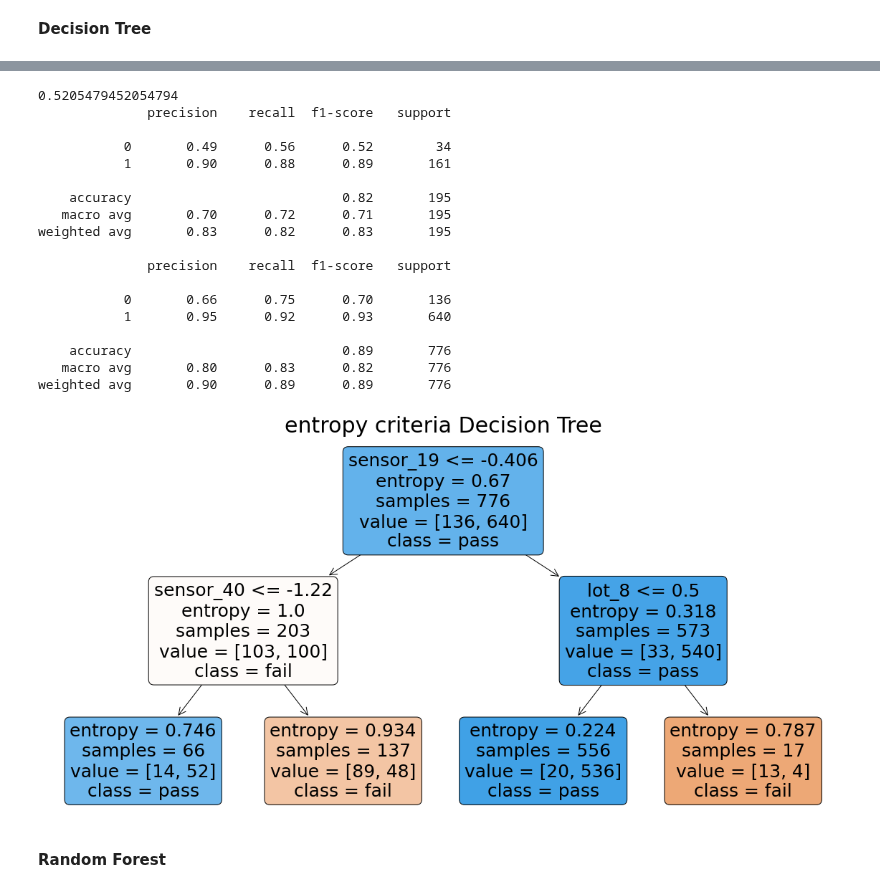
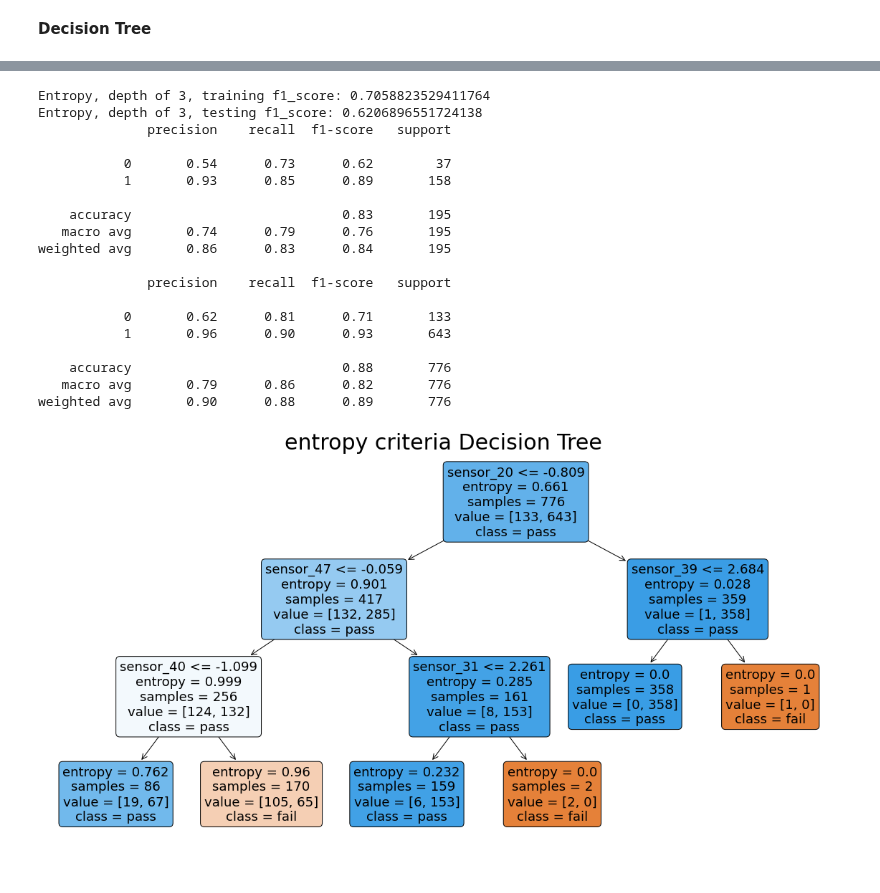
Before and after one commit to divtummala/springboard, a Jupyter notebook: Capstone/EquipmentDataFinal/semiTool.ipynb, the cells around one changed output, grey strips where cells are left out. Saved outputs shown, nothing was run; the diff lists cells and outputs as text; code cells hidden in the pictures.

```diff
--- a/Capstone/EquipmentDataFinal/semiTool.ipynb
+++ b/Capstone/EquipmentDataFinal/semiTool.ipynb
@@ -448,0 +459,12 @@ weighted avg       0.94      0.94      0.94       776
+# %%
+hyper_log_reg = {}
+max_iter_array = np.arange(10, 560, 10)
+# %%
+for iteration in max_iter_array:
+    log_reg = LogisticRegression(max_iter=iteration)
+    log_reg.fit(X_train, y_train)
+    #hyper_log_reg[iteration] = 'Warning_waa_waa'
+    y_train_pred = log_reg.predict(X_train)
+    y_test_pred = log_reg.predict(X_test)
+
+    hyper_log_reg[iteration] = f1_score(y_test, y_test_pred, pos_label=0)
@@ -458,8 +502,10 @@ decision_hyper = {'criterion':'gini', 'max_depth':2, 'class_weight':0}
 # %%
-fail_f1_score = []
+fail_train_f1_score = {}
+fail_test_f1_score = {}
 for depth in np.arange(1,31):
     decision_tree = tree.DecisionTreeClassifier(max_depth=depth, random_state=157)
     decision_tree.fit(X_train, y_train)
     y_train_pred = decision_tree.predict(X_train)
     y_test_pred = decision_tree.predict(X_test)
-    fail_f1_score.append(f1_score(y_test, y_test_pred, pos_label=0))
+    fail_train_f1_score[depth] = f1_score(y_train, y_train_pred, pos_label=0)
+    fail_test_f1_score[depth] = f1_score(y_test, y_test_pred, pos_label=0)
@@ -466,7 +522,9 @@ for depth in np.arange(1,31):
 # %%
-plt.plot(np.arange(len(fail_f1_score)), fail_f1_score)
+plt.plot(np.arange(len(fail_train_f1_score.values())), fail_train_f1_score.values(), color='blue')
+plt.plot(np.arange(len(fail_test_f1_score.values())), fail_test_f1_score.values(), color='red')
 plt.xlabel(' Decision Tree model depth', size=10)
 plt.ylabel('fail class f1 score', size=10)
-print(fail_f1_score.index(max(fail_f1_score)), ',', max(fail_f1_score))
-best_depth = fail_f1_score.index(max(fail_f1_score))
+plt.legend(['train', 'test'])
+
+best_depth = 3
 # %% [output]
@@ -510,37 +572,40 @@ weighted avg       0.90      0.89      0.89       776
 # %%
-decision_tree = tree.DecisionTreeClassifier(criterion='entropy', max_depth=best_depth, random_state=157)
+decision_tree = tree.DecisionTreeClassifier(criterion='entropy', max_depth=best_depth)
 decision_tree.fit(X_train, y_train)
 
 y_train_pred = decision_tree.predict(X_train)
 y_test_pred = decision_tree.predict(X_test)
 
-print(f1_score(y_test, y_test_pred, pos_label=0))
+y_test_pred_entropy = y_test_pred
+
+print('Entropy, depth of 3, training f1_score:', f1_score(y_train, y_train_pred, pos_label=0))
+print('Entropy, depth of 3, testing f1_score:', f1_score(y_test, y_test_pred, pos_label=0))
+
 print(classification_report(y_test, y_test_pred))
 print(classification_report(y_train, y_train_pred))
 
 plt.figure(figsize=(20,10))
 decision_tree_plot = tree.plot_tree(decision_tree, filled=True, rounded=True, feature_names=X_train.columns, class_names=["fail", "pass"])
 plt.title('entropy criteria Decision Tree', size=30)
 plt.show()
 # %% [output]
-0.5205479452054794
+Entropy, depth of 3, training f1_score: 0.7058823529411764
+Entropy, depth of 3, testing f1_score: 0.6206896551724138
               precision    recall  f1-score   support
 
-           0       0.49      0.56      0.52        34
-           1       0.90      0.88      0.89       161
+           0       0.54      0.73      0.62        37
+           1       0.93      0.85      0.89       158
 
-    accuracy                           0.82       195
-   macro avg       0.70      0.72      0.71       195
-weighted avg       0.83      0.82      0.83       195
+    accuracy                           0.83       195
+   macro avg       0.74      0.79      0.76       195
+weighted avg       0.86      0.83      0.84       195
 
               precision    recall  f1-score   support
 
-           0       0.66      0.75      0.70       136
-           1       0.95      0.92      0.93       640
+           0       0.62      0.81      0.71       133
+           1       0.96      0.90      0.93       643
 
-    accuracy                           0.89       776
-   macro avg       0.80      0.83      0.82       776
-weighted avg       0.90      0.89      0.89       776
+    accuracy                           0.88       776
+   macro avg       0.79      0.86      0.82       776
+weighted avg       0.90      0.88      0.89       776
-[figure, old version]
+[figure, new version]
-# %% [markdown]
-**Random Forest**
```
Also changed, not shown: parts of 29 cells of this notebook, 2 other files.
